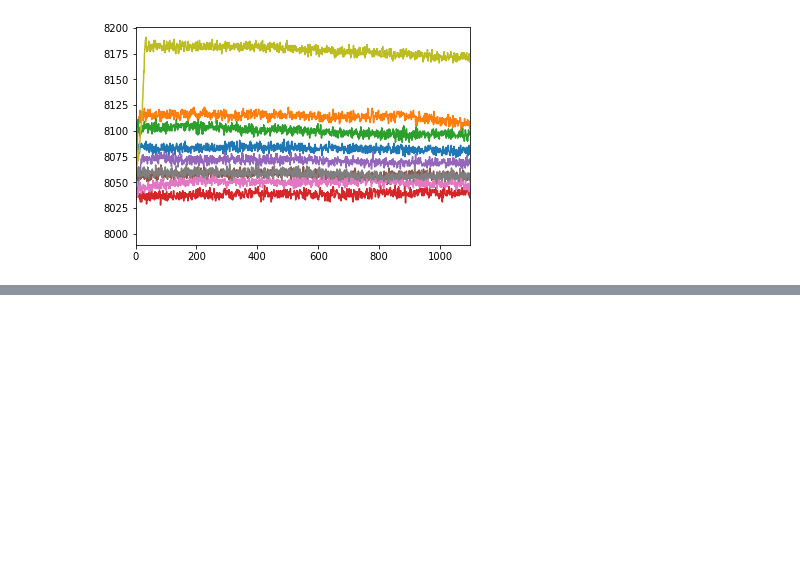
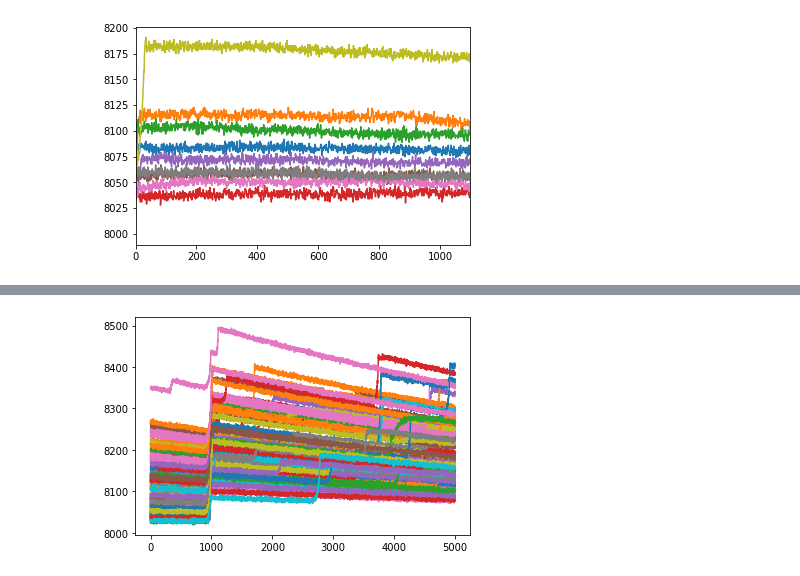
Before and after one commit to kalieknecht/ne204_lab1, a Jupyter notebook: config_setup.ipynb, the cells around one changed output, grey strips where cells are left out. Cells and saved outputs as stored; diff of their text form; code cells hidden in the pictures; blank space fills up the shorter version.

```diff
--- a/config_setup.ipynb
+++ b/config_setup.ipynb
@@ -132,0 +218,10 @@ plt.show()
+# %%
+# plot random pulses
+plt.figure()
+for i in range(100):
+    n = int(np.random.rand()*len(test7))
+    plt.plot(test7[n])
+#plt.xlim(920,1150)
+plt.show()
+# %% [output]
+[figure, added]
```
Also changed, not shown: parts of 6 cells of this notebook, 2 other files.
